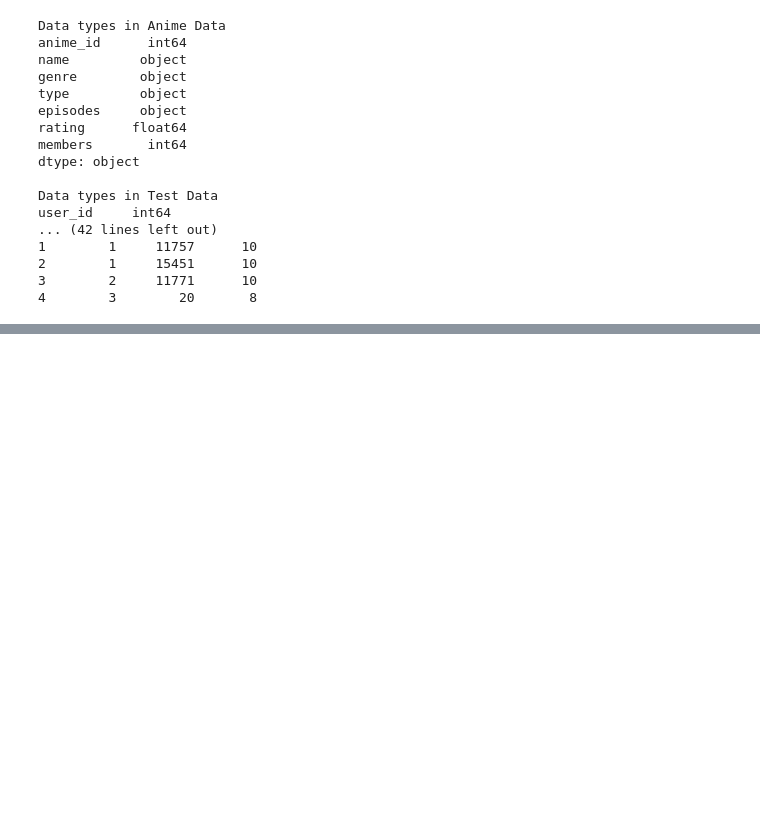
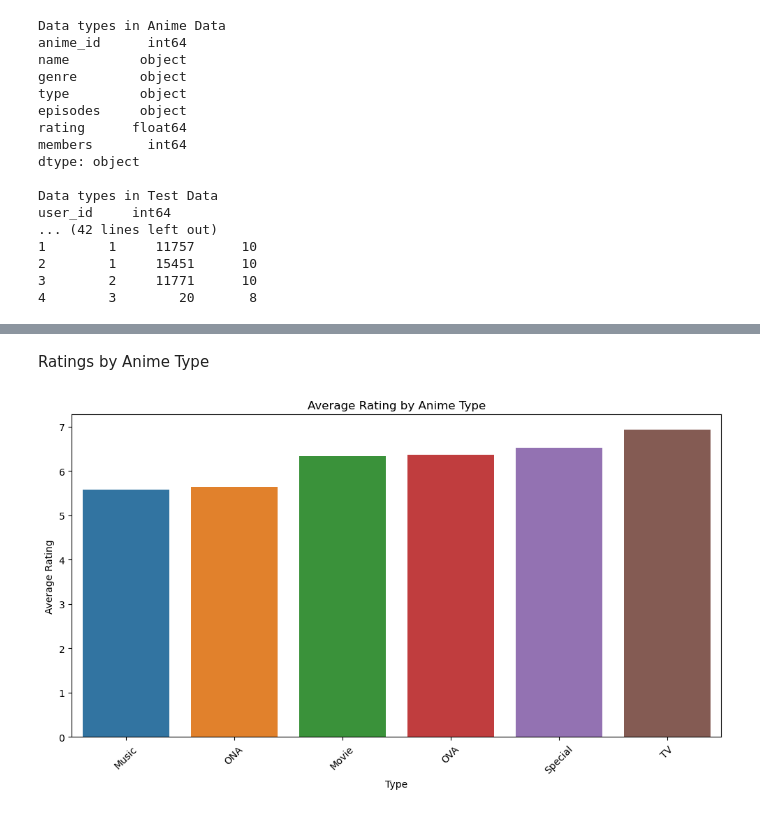
Before and after one commit to justin9503/2401FTDS_Unsupervised-Learning-Project-Team-EG3, a Jupyter notebook: Unsupervised_Learning_Team_EG3.ipynb, the cells around one changed output, grey strips where cells are left out. Cells and saved outputs as stored; diff of their text form; code cells hidden in the pictures; blank space fills up the shorter version.

```diff
--- a/Unsupervised_Learning_Team_EG3.ipynb
+++ b/Unsupervised_Learning_Team_EG3.ipynb
@@ -136,0 +222,14 @@ user_id     int64
+# %% [markdown]
+Ratings by Anime Type
+# %%
+# Mean rating by anime type
+type_ratings = anime_df_cleaned.groupby('type')['rating'].mean().sort_values()
+plt.figure(figsize=(12, 6))
+sns.barplot(x=type_ratings.index, y=type_ratings.values)
+plt.title('Average Rating by Anime Type')
+plt.xlabel('Type')
+plt.ylabel('Average Rating')
+plt.xticks(rotation=45)
+plt.show()
+# %% [output]
+[figure, added]
```
Also changed, not shown: parts of 22 cells of this notebook.
